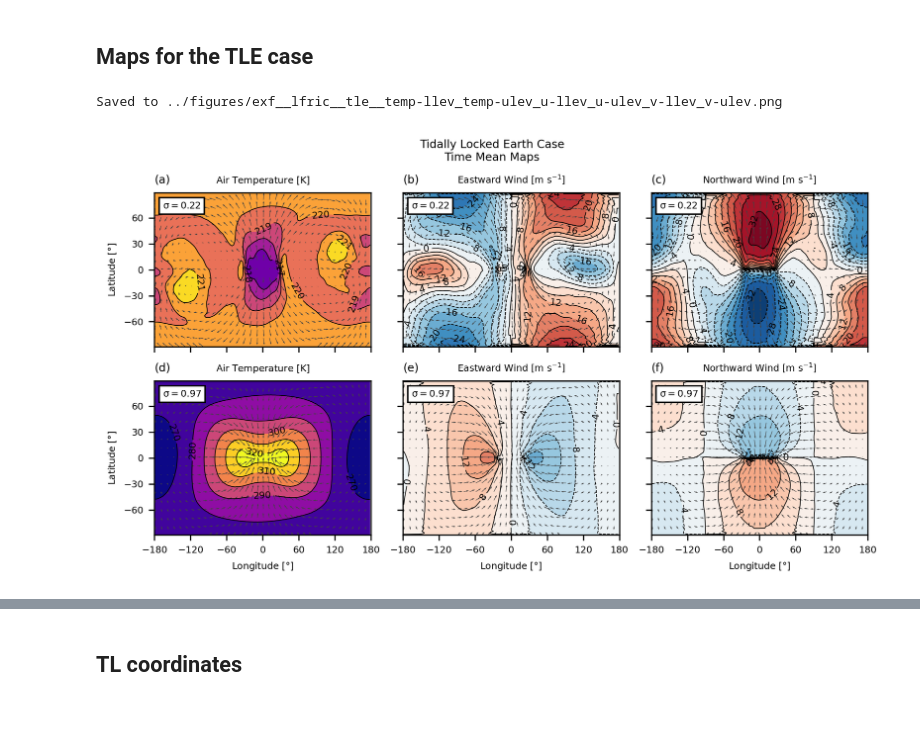
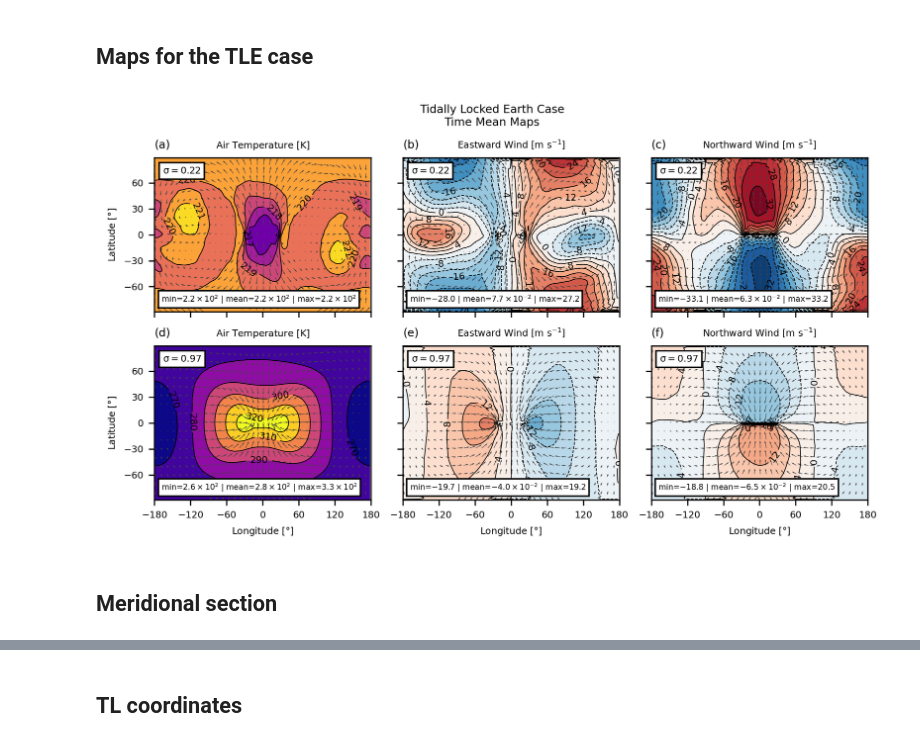
Before and after one commit to dennissergeev/lfric_exo_bench_code, a Jupyter notebook: src/scripts/External-Forcing-Plots.ipynb, the cells around one changed output, grey strips where cells are left out. Saved outputs shown, nothing was run; the diff lists cells and outputs as text; code cells hidden in the pictures; blank space fills up the shorter version.

```diff
--- a/src/scripts/External-Forcing-Plots.ipynb
+++ b/src/scripts/External-Forcing-Plots.ipynb
@@ -256,4 +125,7 @@ DIAGS = {
 }
 # %% [markdown]
 ### Plot all cases
+# %%
+add_minmeanmax = True
+fmt = "auto"
 # %%
@@ -323,8 +210,11 @@ sim_prop = SIM_CASES[sim_label]
 # %%
 from aeolus.coord import nearest_coord_value
 
+
 def reduce_func(cube, s_lev):
-    cube_slice = cube.extract(iris.Constraint(**{lfric.s: nearest_coord_value(cube, lfric.s, s_lev)}))
+    cube_slice = cube.extract(
+        iris.Constraint(**{lfric.s: nearest_coord_value(cube, lfric.s, s_lev)})
+    )
     return after_n_day_mean(cube_slice, 200)
 # %%
 llev = 0.97
@@ -427,6 +317,9 @@ DIAGS = {
         "add_clabel": [False, True],
     },
 }
+# %%
+add_minmeanmax = True
+fmt = "pretty"
 # %%
 fig = plt.figure(figsize=(7, 4), tight_layout=True)
 fig.suptitle(f"{sim_prop['title']} Case\nTime Mean Maps", y=0.98)
@@ -461,37 +354,46 @@ for ax_key, ax in axd.items():
     cube.convert_units(tex2cf_units(diag_prop["tex_units"]))
     # cube = roll_cube_0_360(cube, model=lfric)
 
     x = cube.coord(lfric.x).points
     y = cube.coord(lfric.y).points
     z = cube.data
 
     plt_items = itemgetter("plt_method", "kw_plt", "add_colorbar", "add_clabel")
     for plt_method, kw_plt, add_colorbar, add_clabel in zip(*plt_items(diag_prop)):
         pic = getattr(ax, plt_method)(x, y, z, **kw_plt)
         if add_colorbar:
             fig.colorbar(pic, ax=ax)
         if add_clabel:
             ax.clabel(pic, fmt="%.0f", use_clabeltext=True)
     ax.add_artist(
         AnchoredText(
             f"$\sigma={{{cube.coord(lfric.s).points[0]:.2f}}}$",
             loc="upper left",
             frameon=True,
         )
     )
+    if add_minmeanmax:
+        ax.add_artist(
+            AnchoredText(
+                cube_minmeanmax_nonweighted_str(cube, fmt=fmt),
+                loc="lower left",
+                frameon=True,
+                prop={"size": "small"},
+            )
+        )
 
     # Add quivers
     s_lev = cube.coord(lfric.s).points[0]
     u = reduce_func(runs_sigma_p[sim_label].extract_cube(lfric.u), s_lev)
     v = reduce_func(runs_sigma_p[sim_label].extract_cube(lfric.v), s_lev)
     xsl, ysl = slice(None, None, 4), slice(None, None, 5)
     ax.quiver(x[xsl], y[ysl], u.data[ysl, xsl], v.data[ysl, xsl], color="#444444")
 
-figsave(
-    fig,
-    paths.figures
-    / f"exf__lfric__{sim_label}__{'_'.join(DIAGS.keys())}",
-)
+# figsave(
+#     fig,
+#     paths.figures / f"exf__lfric__{sim_label}__{'_'.join(DIAGS.keys())}",
+# )
 # %% [output]
-Saved to ../figures/exf__lfric__tle__temp-llev_temp-ulev_u-llev_u-ulev_v-llev_v-ulev.png
-[figure, old version]
+[figure, new version]
+# %% [markdown]
+## Meridional section
```
Also changed, not shown: parts of 26 cells of this notebook.
